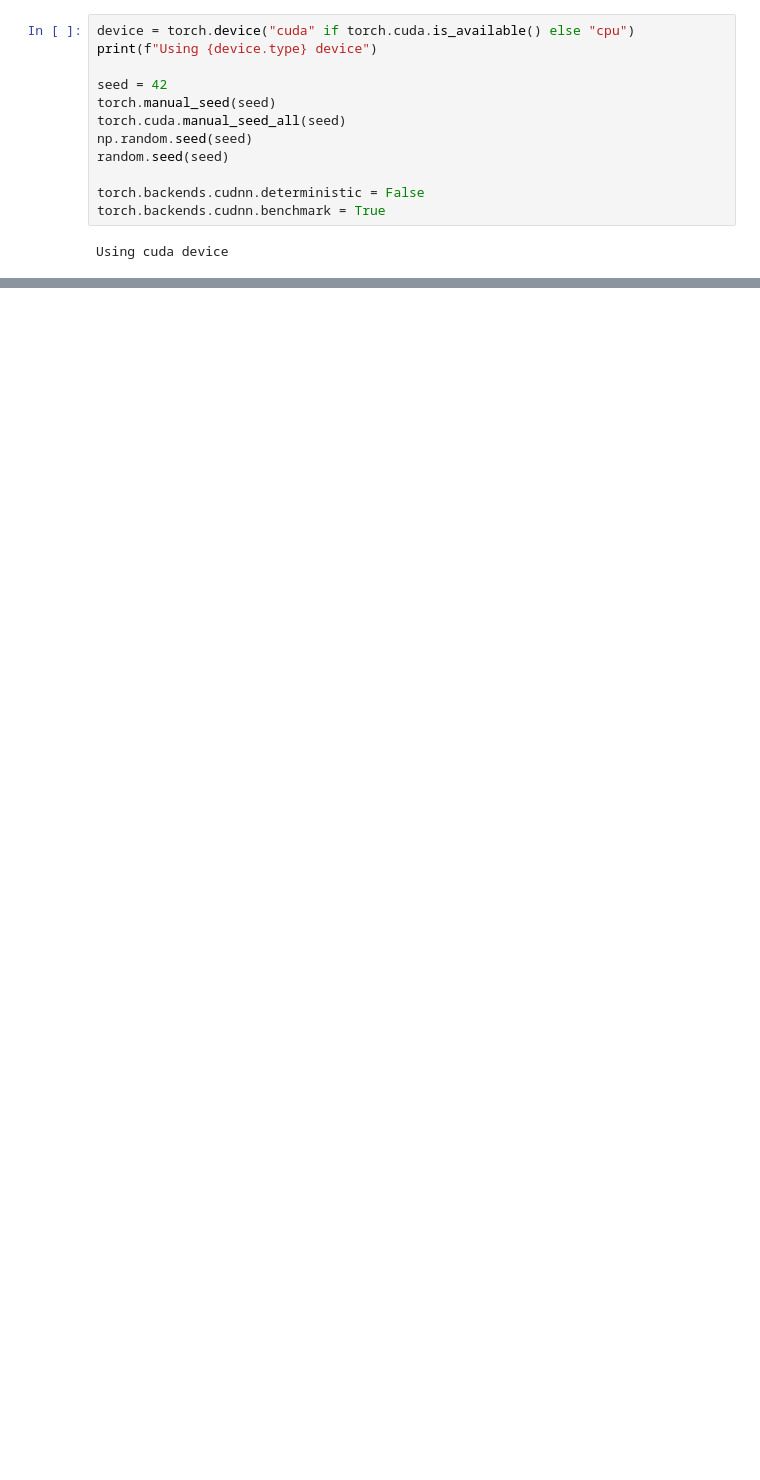
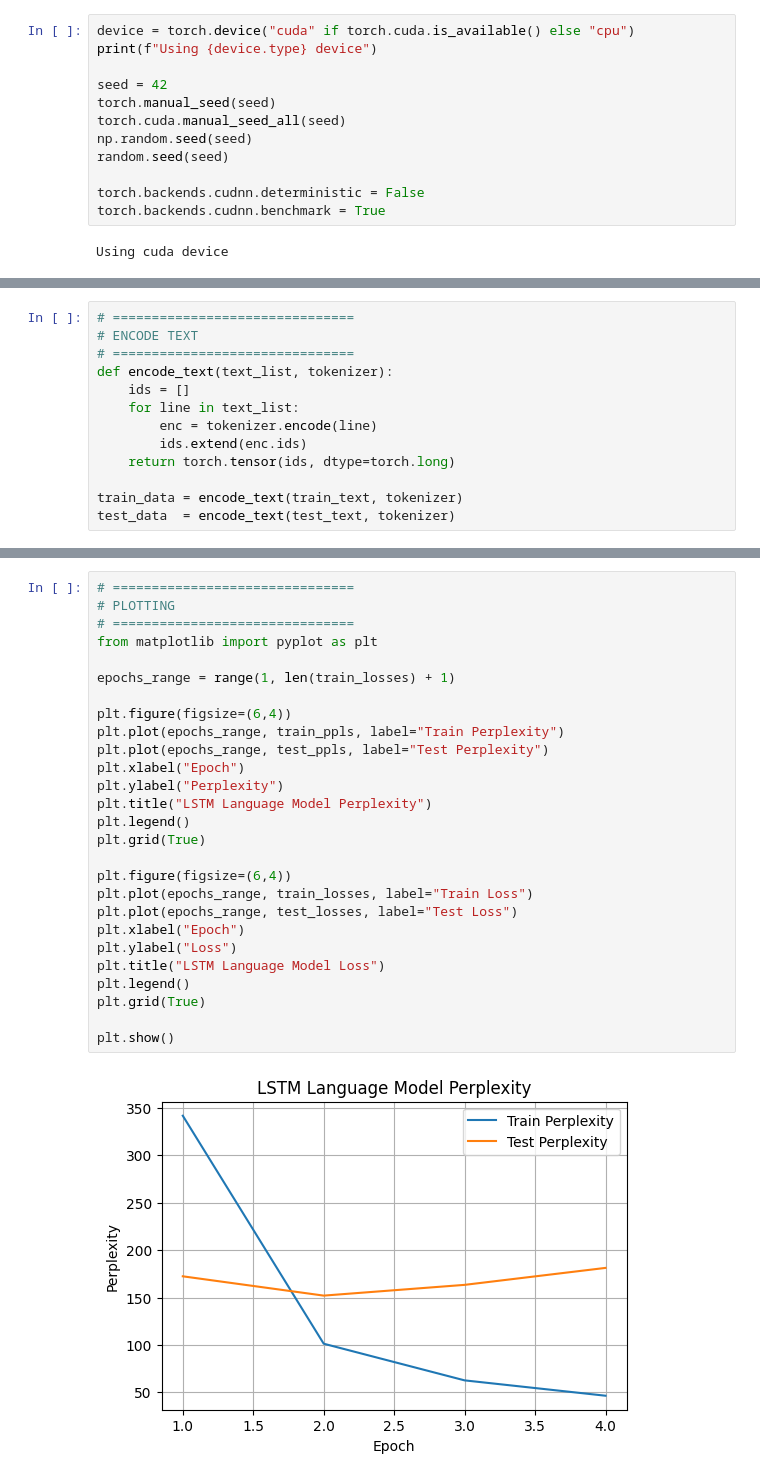
Before and after one commit to Raunak-Kesharwani/deep-learning-model-zoo, a Jupyter notebook: RNN/8️⃣ GRU vs LSTM Comparison/Untitled.ipynb, the cells around one changed output, grey strips where cells are left out. Saved outputs shown, nothing was run; the diff lists cells and outputs as text; blank space fills up the shorter version.

Commit message:
word language modelling LSTM VS GRU

```diff
--- a/RNN/8️⃣ GRU vs LSTM Comparison/Untitled.ipynb
+++ b/RNN/8️⃣ GRU vs LSTM Comparison/Untitled.ipynb
@@ -46,0 +76,13 @@ for line in raw_text:
+# %%
+# ===============================
+# ENCODE TEXT
+# ===============================
+def encode_text(text_list, tokenizer):
+    ids = []
+    for line in text_list:
+        enc = tokenizer.encode(line)
+        ids.extend(enc.ids)
+    return torch.tensor(ids, dtype=torch.long)
+
+train_data = encode_text(train_text, tokenizer)
+test_data  = encode_text(test_text, tokenizer)
@@ -46,0 +253,29 @@ for line in raw_text:
+# %%
+# ===============================
+# PLOTTING
+# ===============================
+from matplotlib import pyplot as plt
+
+epochs_range = range(1, len(train_losses) + 1)
+
+plt.figure(figsize=(6,4))
+plt.plot(epochs_range, train_ppls, label="Train Perplexity")
+plt.plot(epochs_range, test_ppls, label="Test Perplexity")
+plt.xlabel("Epoch")
+plt.ylabel("Perplexity")
+plt.title("LSTM Language Model Perplexity")
+plt.legend()
+plt.grid(True)
+
+plt.figure(figsize=(6,4))
+plt.plot(epochs_range, train_losses, label="Train Loss")
+plt.plot(epochs_range, test_losses, label="Test Loss")
+plt.xlabel("Epoch")
+plt.ylabel("Loss")
+plt.title("LSTM Language Model Loss")
+plt.legend()
+plt.grid(True)
+
+plt.show()
+# %% [output]
+[figure, added]
```
Also changed, not shown: parts of 24 cells of this notebook, 5 other files.
